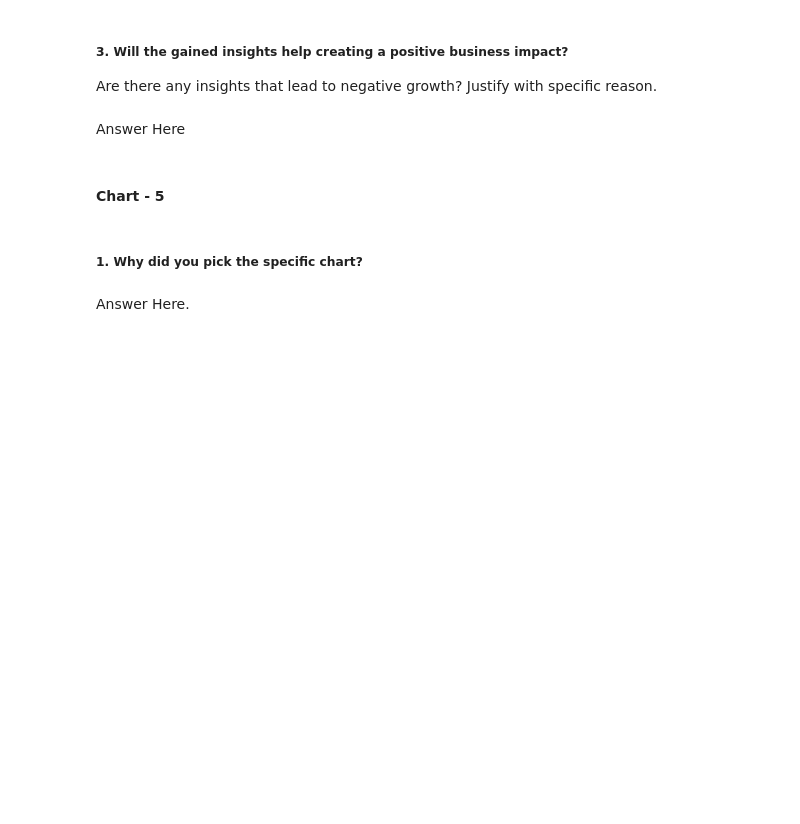
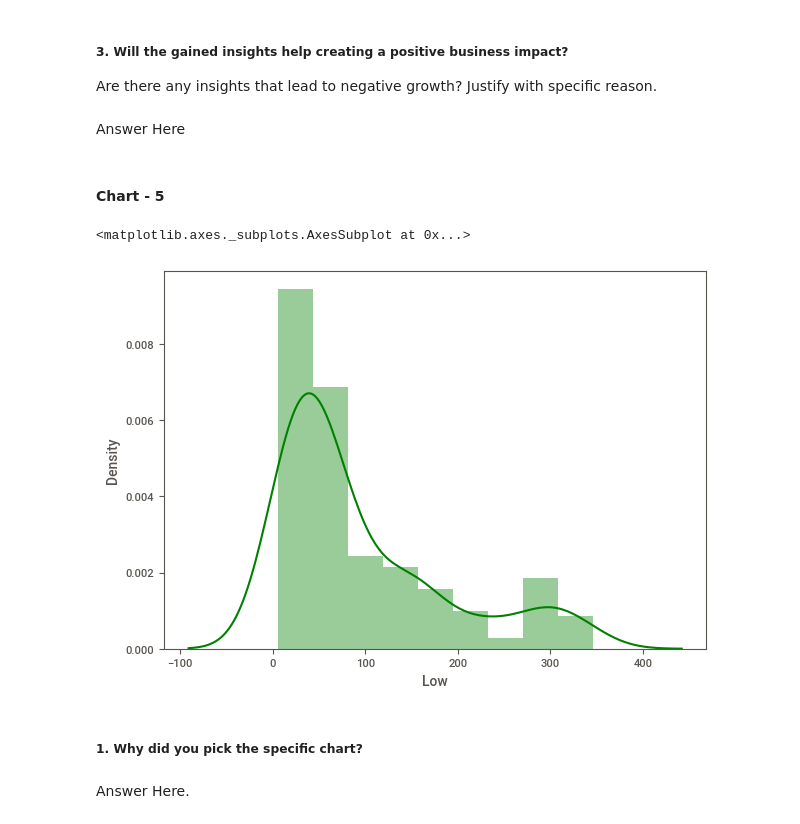
Before and after one commit to Sahilldiwan/Yes_Bank_Stock_Closing_Price_Prediction, a Jupyter notebook: Yes_Bank_Stock_Closing_Price_Prediction.ipynb, the cells around one changed output. Cells and saved outputs as stored; diff of their text form; code cells hidden in the pictures; blank space fills up the shorter version.

```diff
--- a/Yes_Bank_Stock_Closing_Price_Prediction.ipynb
+++ b/Yes_Bank_Stock_Closing_Price_Prediction.ipynb
@@ -327,6 +342,11 @@ Answer Here
 #### Chart - 5
 # %%
 # Chart - 5 visualization code
+plt.figure(figsize=(7,5))
+sns.distplot(YesBank['Low'],color='g')
+# %% [output]
+<matplotlib.axes._subplots.AxesSubplot at 0x...>
+[figure, added]
 # %% [markdown]
 ##### 1. Why did you pick the specific chart?
 # %% [markdown]
```
Also changed, not shown: parts of 15 cells of this notebook.
